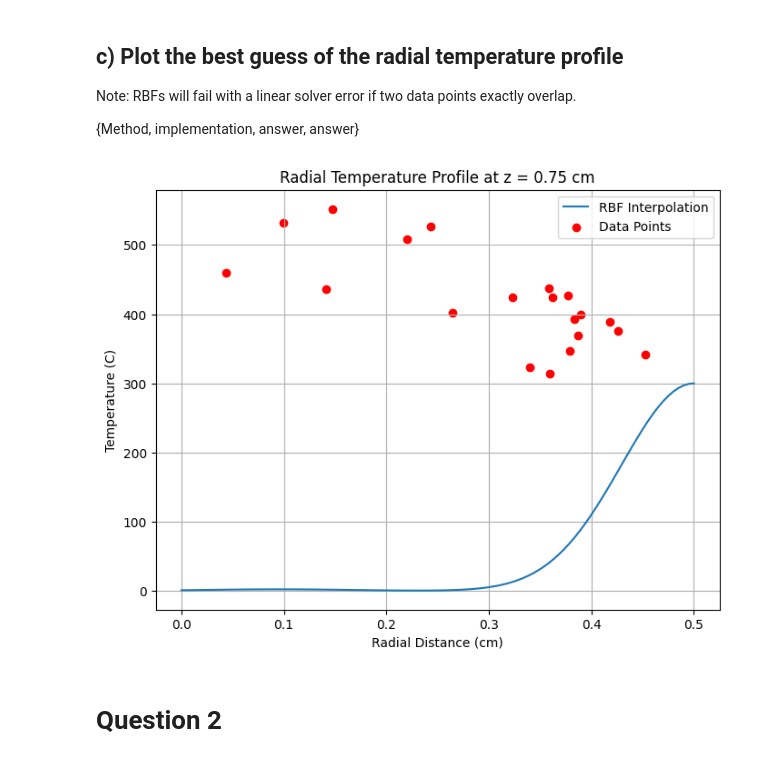
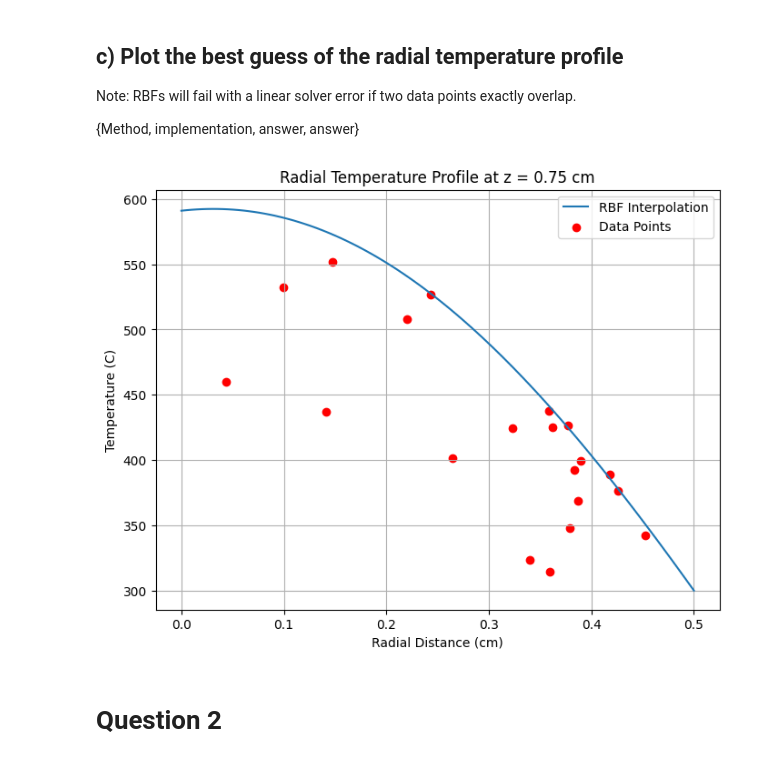
Before and after one commit to saryurawaley/Engphys3mn4, a Jupyter notebook: Assignments/Assignment_2.ipynb, the cells around one changed output. Drawn from its saved outputs; the diff is of its cells as text; code cells hidden in the pictures.

```diff
--- a/Assignments/Assignment_2.ipynb
+++ b/Assignments/Assignment_2.ipynb
@@ -126,42 +126,48 @@ all_T = np.concatenate((T, T_boundary_points))
 dist_matrix = cdist(np.vstack([all_x, all_y, all_z]).T, np.vstack([all_x, all_y, all_z]).T, metric='euclidean')
 
 # Choose an epsilon value for the RBF (this may require tuning)
-epsilon = 10
+epsilon = 1
 
 # Calculate the RBF matrix
 rbf_matrix = gaussian_rbf(dist_matrix, epsilon)
+
 
 # Add a small regularization parameter to the diagonal
 rbf_matrix += np.eye(rbf_matrix.shape[0]) * 1e-6
 
 
 # Solve for the weights (lambda)
 weights = solve(rbf_matrix, all_T)
 
+
 # Create interpolation points in 3D space
 interp_points = np.vstack([x_interp, y_interp, z_interp]).T
+
 
 # Calculate distances between interpolation points and all data/boundary points
 dist_interp_matrix = cdist(interp_points, np.vstack([all_x, all_y, all_z]).T, metric='euclidean')
 
+
 # Calculate the RBF values for the interpolation points
 rbf_interp_matrix = gaussian_rbf(dist_interp_matrix, epsilon)
 
+
 # Calculate the interpolated temperature values
 T_interp = np.dot(rbf_interp_matrix, weights)
+
 
 # Plot the radial temperature profile
 plt.figure(figsize=(8, 6))
 plt.plot(r_interp, T_interp, label='RBF Interpolation')
 plt.scatter(r, T, color='red', label='Data Points')
 plt.xlabel('Radial Distance (cm)')
 plt.ylabel('Temperature (C)')
 plt.title('Radial Temperature Profile at z = 0.75 cm')
 plt.legend()
 plt.grid(True)
 plt.show()
 # %% [output]
-[figure, old version]
+[figure, new version]
 # %% [markdown]
 # Question 2
 # %% [markdown]
```
